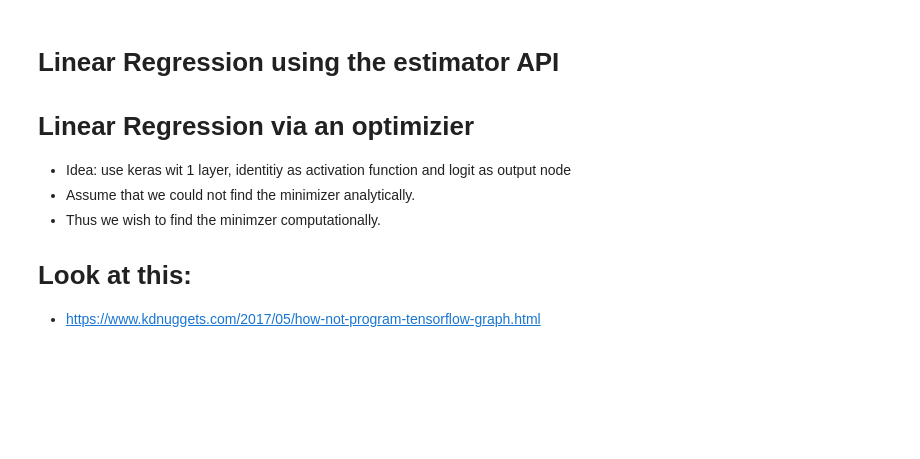
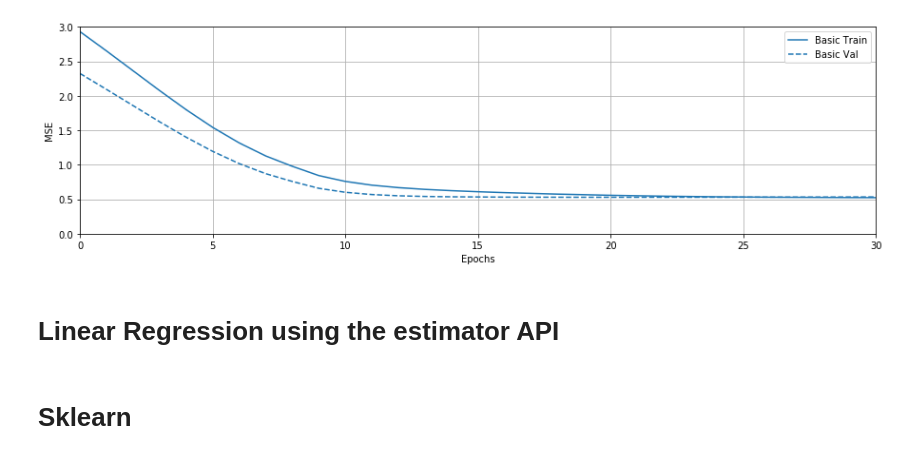
Before and after one commit to 8gradplus/tensor_flow_tutorial, a Jupyter notebook: 2_linear_regression.ipynb, the cells around one changed output. Cells and saved outputs as stored; diff of their text form; code cells hidden in the pictures; blank space fills up the shorter version.

Commit message:
changed optimizer in keras approach in order to achieve convergence

```diff
--- a/2_linear_regression.ipynb
+++ b/2_linear_regression.ipynb
@@ -88,7 +103,0 @@ def predict(data, theta):
-# %%
-housing = fetch_california_housing()
-data = supervised(housing.data, housing.target)
-train_data, test_data = split_test_train(data)
-
-theta = train(train_data)
-y_pred  = predict(test_data, theta)
@@ -104,11 +111,27 @@ train_data.features.shape
 # %%
 from tensorflow import keras
 from tensorflow.keras import layers
+import pandas as pd
+
+
+def plot_keras_training(history):
+    plt.figure(figsize=(15,4))
+    hist = pd.DataFrame(history.history)
+    hist['epoch'] = history.epoch
+    plotter = tfdocs.plots.HistoryPlotter(smoothing_std=2)
+    plotter.plot({'Basic': history}, metric = "mse")
+    plt.ylim([0, 3])
+    plt.xlim([0,30])
+    plt.ylabel('MSE')
+    plt.show()
 
 def build_model():
     model = keras.Sequential([layers.Dense(1, activation='linear', input_shape=[8])])
-    optimizer = tf.keras.optimizers.RMSprop(0.001)
+    optimizer = tf.keras.optimizers.Adam(0.001)
     model.compile(loss='mse',
                   optimizer=optimizer,
                   metrics=['mse'])
     return model
+
+model = build_model()
+model.summary()
@@ -131,7 +151,7 @@ import tensorflow_docs as tfdocs
 import tensorflow_docs.plots
 import tensorflow_docs.modeling
 
-EPOCHS = 1000
+EPOCHS = 200
 
 history = model.fit(
   train_data.features, train_data.target,
@@ -202,10 +165,4 @@ init = tf.global_variables_initializer()
-# %% [markdown]
-# Linear Regression using the estimator API
-
-# Linear Regression via an optimizier
-* Idea: use keras wit 1 layer, identitiy as activation function and logit as output node
-* Assume that we could not find the minimizer analytically.
-* Thus we wish to find the minimzer computationally.
-
-# Look at this:
-* https://www.kdnuggets.com/2017/05/how-not-program-tensorflow-graph.html
+# %%
+plot_keras_training(history)
+# %% [output]
+[figure, added]
@@ -211,0 +172,4 @@ init = tf.global_variables_initializer()
+# %% [markdown]
+# Linear Regression using the estimator API
+# %% [markdown]
+# Sklearn
```
Also changed, not shown: parts of 21 cells of this notebook.
